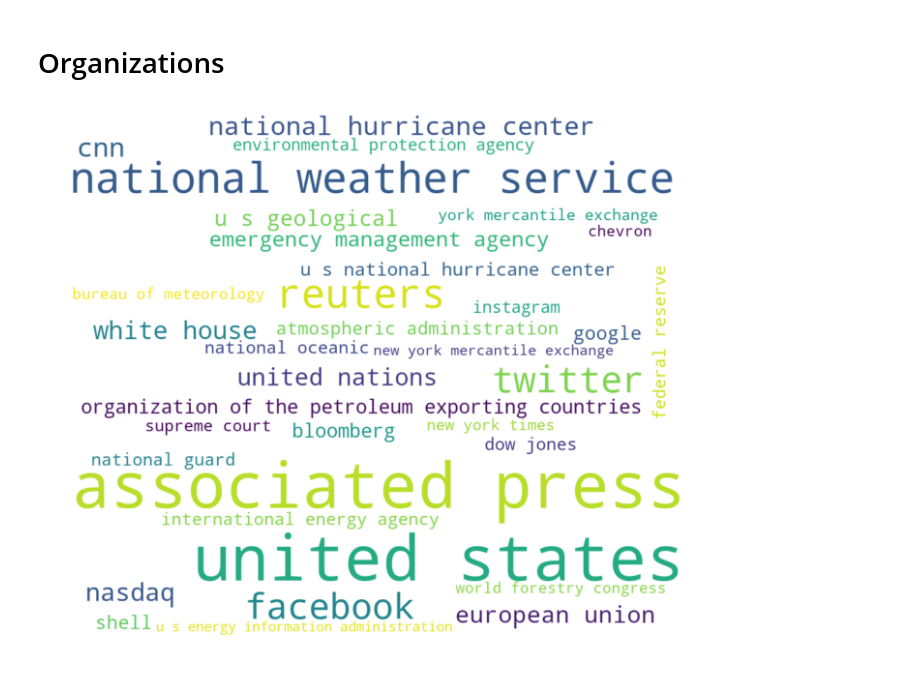
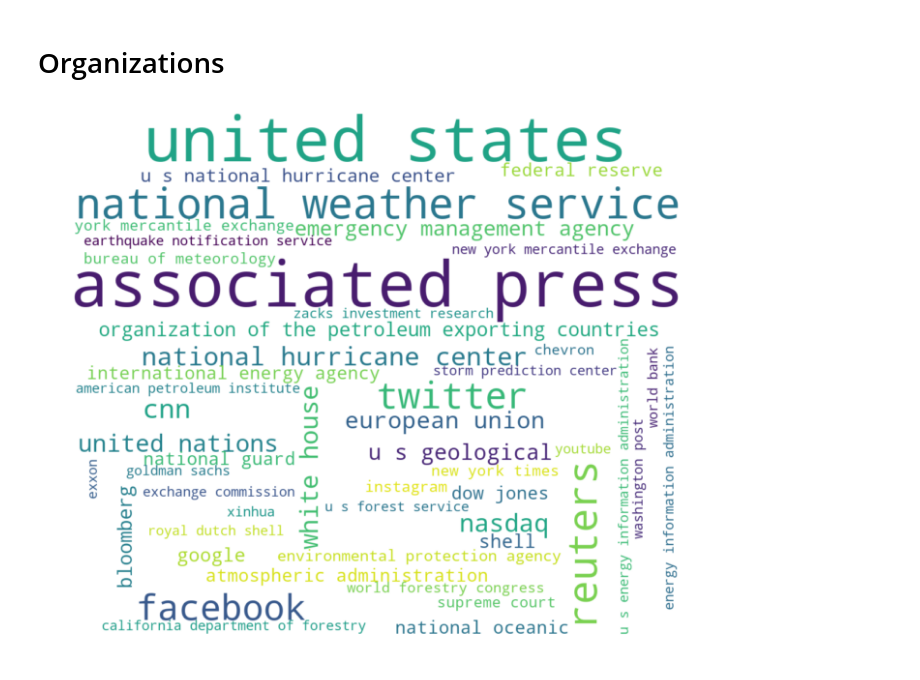
Before and after one commit to damlobster/ada2018, a Jupyter notebook: src/local/wordcloud_actors/actors_gkg.ipynb, the cells around one changed output. Saved outputs shown, nothing was run; the diff lists cells and outputs as text; code cells hidden in the pictures.

```diff
--- a/src/local/wordcloud_actors/actors_gkg.ipynb
+++ b/src/local/wordcloud_actors/actors_gkg.ipynb
@@ -42,10 +26,7 @@ generate_wordcloud(locations, 75)
 Note: New York doesn't appear because it is considered as a state and not as a city.
 # %% [markdown]
 # Organizations
-# %%
-organizations = pd.read_csv(DATA_PATH + "organizations_occurences.csv")
-organizations = organizations.set_index("Actor")
-
-generate_wordcloud(organizations, 35)
-# %% [output]
-[figure, removed]
+# %%
+wordcloud_organizations(DATA_PATH,50)
+# %% [output]
+[figure, added]
```
Also changed, not shown: parts of 7 cells of this notebook, 19 other files.
